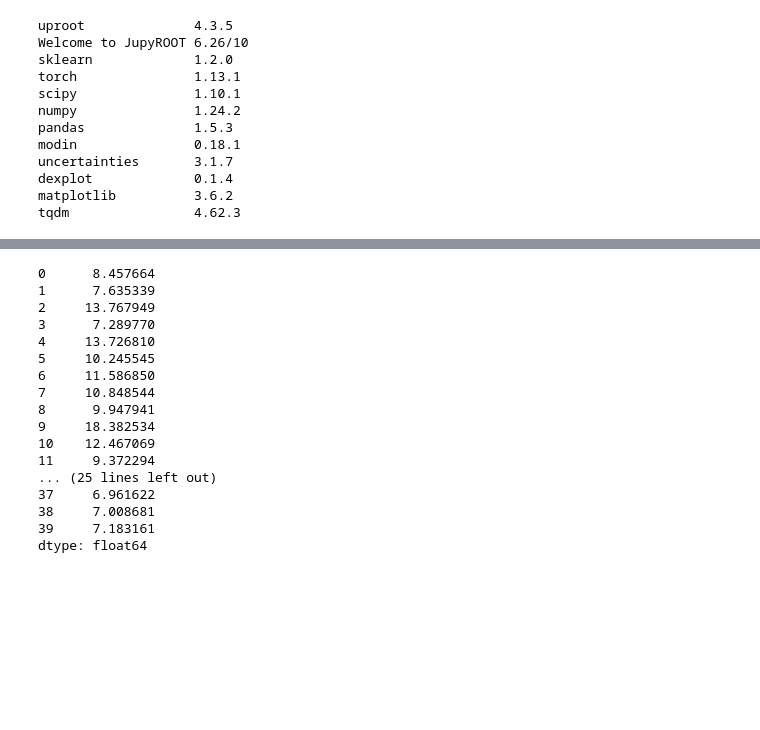
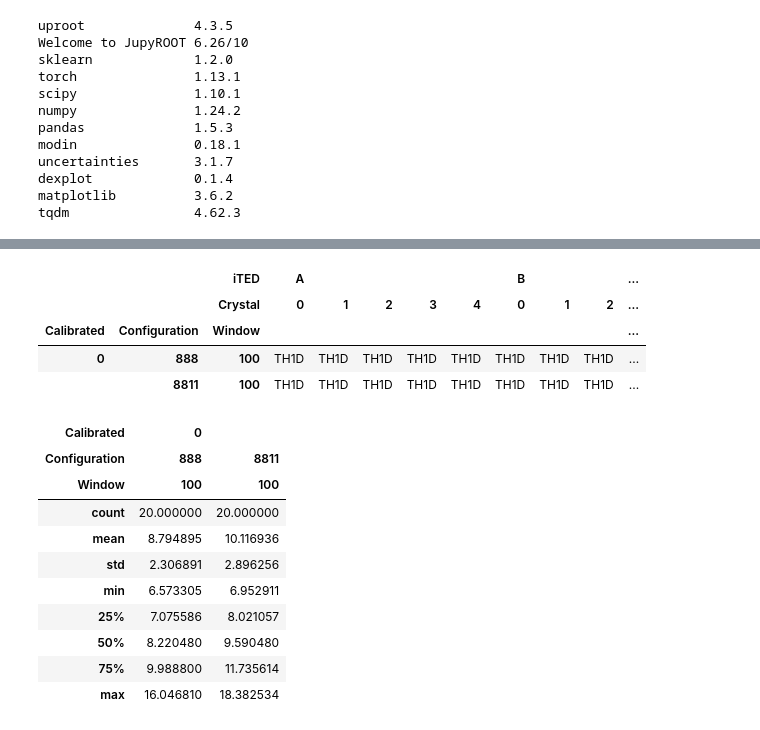
Before and after one commit to BGameiro2000/nucphys-thesis, a Jupyter notebook: code/analysis/PyROOT_resolution_Cs137.ipynb, the cells around one changed output, grey strips where cells are left out. Cells and saved outputs as stored; diff of their text form; code cells hidden in the pictures; blank space fills up the shorter version.

```diff
--- a/code/analysis/PyROOT_resolution_Cs137.ipynb
+++ b/code/analysis/PyROOT_resolution_Cs137.ipynb
@@ -223,20 +127,0 @@ Warning in <TCanvas::Constructor>: Deleting canvas with same name: canvas
-# %%
-a
-# %% [output]
-0      8.457664
-1      7.635339
-2     13.767949
-3      7.289770
-4     13.726810
-5     10.245545
-6     11.586850
-7     10.848544
-8      9.947941
-9     18.382534
-10    12.467069
-11     9.372294
-... (25 lines left out)
-37     6.961622
-38     7.008681
-39     7.183161
-dtype: float64
@@ -244,0 +128,9 @@ dtype: float64
+# %%
+spectra.dropna(inplace=True)
+spectra.applymap(lambda x: type(x).__name__)
+# %% [output]
+|  |  | iTED | A |  |  |  |  | B |  |  | ... |
+|  |  | Crystal | 0 | 1 | 2 | 3 | 4 | 0 | 1 | 2 | ... |
+| Calibrated | Configuration | Window |  |  |  |  |  |  |  |  | ... |
+| 0 | 888 | 100 | TH1D | TH1D | TH1D | TH1D | TH1D | TH1D | TH1D | TH1D | ... |
+|  | 8811 | 100 | TH1D | TH1D | TH1D | TH1D | TH1D | TH1D | TH1D | TH1D | ... |
@@ -244,0 +174,15 @@ dtype: float64
+# %%
+resolution = spectra.applymap(get_resolution)
+resolution.T.describe()
+# %% [output]
+| Calibrated | 0 |  |
+| Configuration | 888 | 8811 |
+| Window | 100 | 100 |
+| count | 20.000000 | 20.000000 |
+| mean | 8.794895 | 10.116936 |
+| std | 2.306891 | 2.896256 |
+| min | 6.573305 | 6.952911 |
+| 25% | 7.075586 | 8.021057 |
+| 50% | 8.220480 | 9.590480 |
+| 75% | 9.988800 | 11.735614 |
+| max | 16.046810 | 18.382534 |
```
Also changed, not shown: parts of 9 cells of this notebook.
